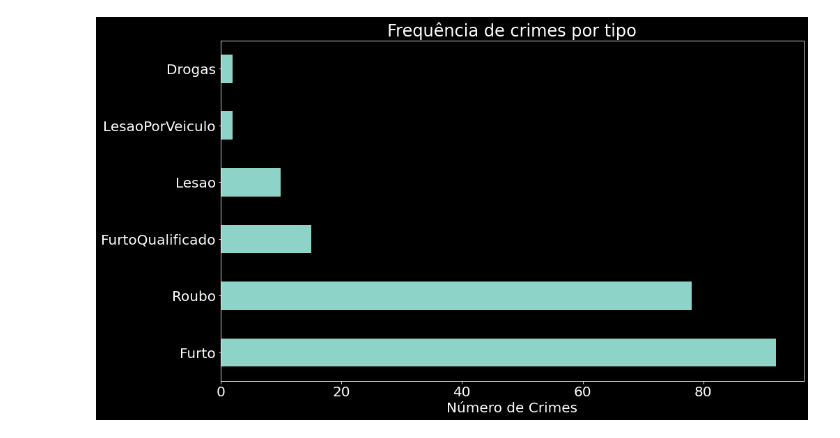
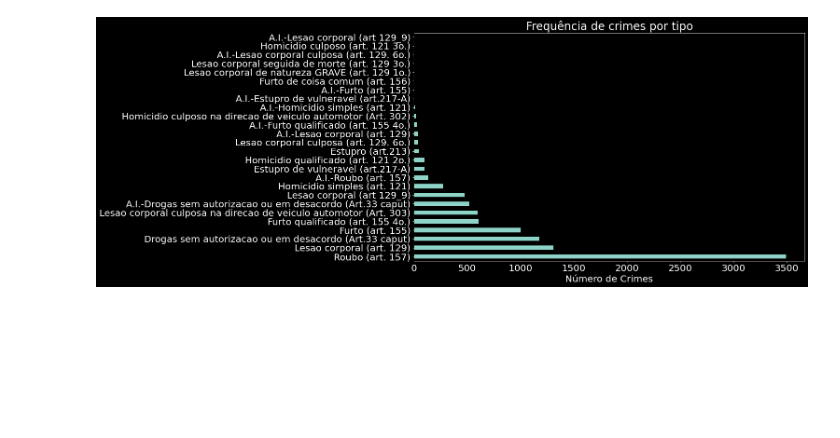
Before and after one commit to debora28/pi-2020.2, a Jupyter notebook: 07_12_Crime_E2.ipynb, the cells around one changed output. Cells and saved outputs as stored; diff of their text form; code cells hidden in the pictures; blank space fills up the shorter version.

```diff
--- a/07_12_Crime_E2.ipynb
+++ b/07_12_Crime_E2.ipynb
@@ -14,0 +11,4 @@ Carregando o arquivo:
+# %%
+# Diretamente do GitHub (dataset 2014):
+url = 'https://raw.githubusercontent.com/debora28/pi-2020.2/main/2014-1-10mil.csv'
+data = pd.read_csv(url)
@@ -58,0 +80,2 @@ Podemos ver que 5 colunas retornaram True, ou seja, possuem pelo menos um valor
+# %%
+data['CONDUTA'].fillna('TRANSEUNTE', inplace=True)
@@ -58,0 +99,2 @@ Podemos ver que 5 colunas retornaram True, ou seja, possuem pelo menos um valor
+# %%
+data['LATITUDE'].fillna('-23.71286115', inplace=True)
@@ -58,0 +166,2 @@ Podemos ver que 5 colunas retornaram True, ou seja, possuem pelo menos um valor
+# %%
+data['LONGITUDE'].fillna('-46.78186771', inplace=True)
@@ -390,9 +289,9 @@ Name: RUBRICA, dtype: int64
 # %%
 plt.style.use('dark_background')
 plt.figure(figsize=(15,9))
 plt.xlabel('Número de Crimes')
-data2['RUBRICA'].value_counts().plot(kind='barh', title='Frequência de crimes por tipo')
+data['RUBRICA'].value_counts().plot(kind='barh', title='Frequência de crimes por tipo')
 plt.show()
 # %% [output]
-[figure, old version]
+[figure, new version]
 # %%
```
Also changed, not shown: parts of 67 cells of this notebook.
